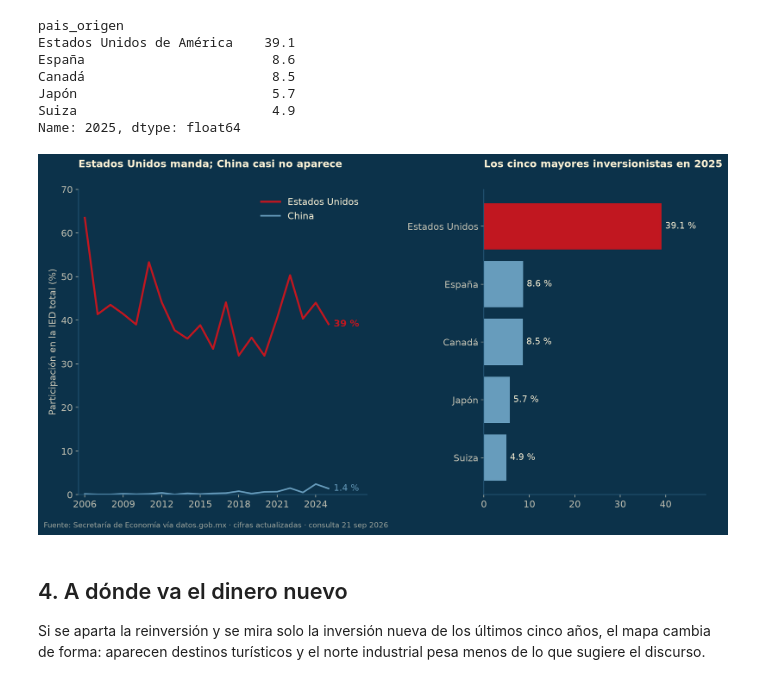
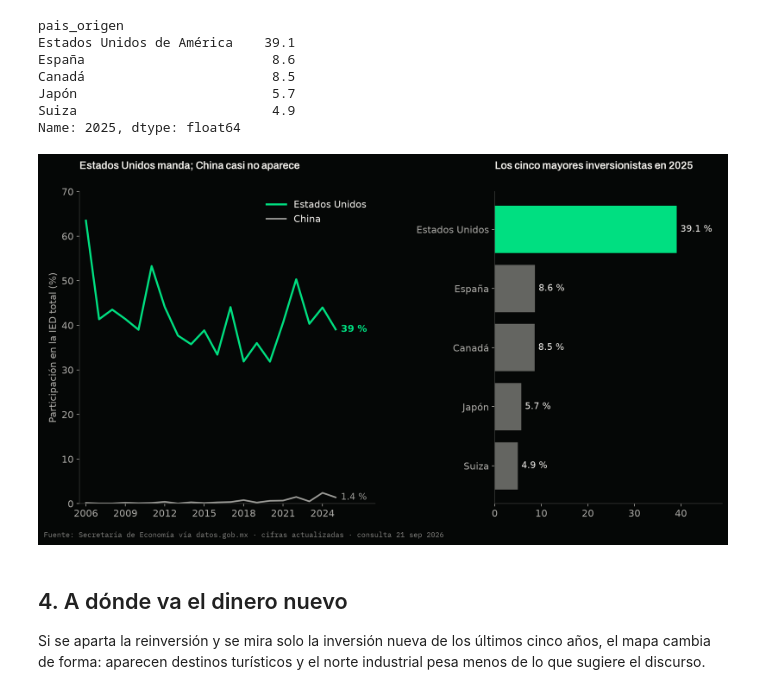
Before and after one commit to mauvilar/Proyectos-data-science, a Jupyter notebook: ied-nearshoring-mx/02_nearshoring_en_cifras.ipynb, the cells around one changed output. Cells and saved outputs as stored; diff of their text form; code cells hidden in the pictures.

```diff
--- a/ied-nearshoring-mx/02_nearshoring_en_cifras.ipynb
+++ b/ied-nearshoring-mx/02_nearshoring_en_cifras.ipynb
@@ -9,14 +9,17 @@ México encadena récords de inversión extranjera directa y el nearshoring se d
 
 Una llamada a la API trae la IED por estado. El acumulado del cuarto trimestre es el flujo anual, así que no hace falta desacumular para comparar años.
 # %%
+import logging
 from pathlib import Path
 
 import matplotlib.pyplot as plt
 import matplotlib_inline
 import pandas as pd
 import requests
+from matplotlib import font_manager as fm
 
 matplotlib_inline.backend_inline.set_matplotlib_formats("retina")
+logging.getLogger("matplotlib.font_manager").setLevel(logging.ERROR)
 
 RAIZ = Path.cwd() if (Path.cwd() / "data").exists() else Path.cwd().parent
 DATA = RAIZ / "data"
@@ -25,15 +28,24 @@ SESION = requests.Session()
 SESION.headers["User-Agent"] = "Mozilla/5.0 (Macintosh; Intel Mac OS X 10_15_7) AppleWebKit/537.36 (KHTML, like Gecko) Chrome/128.0 Safari/537.36"
 
 PALETA = {
-    "papel": "#0C324A", "hondo": "#07253A", "tinta": "#FEF1D5", "tenue": "#BFBFB1", "leve": "#9DA59D",
-    "filete": "#2C6183", "filete_fuerte": "#4E85A6", "rojo": "#C11720", "marino": "#679CBC",
+    "papel": "#050706", "panel": "#0B0F0D", "tinta": "#F3F1EC", "tenue": "#ACABA7", "leve": "#81817E",
+    "filete": "#222321", "filete_fuerte": "#393A38", "acento": "#00DF81", "acento_hondo": "#00C271",
+    "neutro": "#646561", "neutro_claro": "#9A9A96",
 }
+# Archivo (póster) para los títulos y IBM Plex Mono para el pie, si están instaladas; el cuerpo va en DejaVu Sans.
+for archivo in ["NyxArchivo-VF.ttf", "NyxIBMPlexMono-Regular.ttf"]:
+    ruta = Path.home() / "Library" / "Fonts" / archivo
+    if ruta.exists():
+        fm.fontManager.addfont(str(ruta))
+INSTALADAS = {f.name for f in fm.fontManager.ttflist}
+ARCHIVO = "Archivo" if "Archivo" in INSTALADAS else "DejaVu Sans"
+MONO = "IBM Plex Mono" if "IBM Plex Mono" in INSTALADAS else "DejaVu Sans Mono"
 plt.rcParams.update({
     "figure.facecolor": PALETA["papel"], "axes.facecolor": PALETA["papel"], "savefig.facecolor": PALETA["papel"],
     "text.color": PALETA["tinta"], "axes.labelcolor": PALETA["tenue"],
     "xtick.color": PALETA["tenue"], "ytick.color": PALETA["tenue"],
-    "axes.edgecolor": PALETA["filete"], "axes.spines.top": False, "axes.spines.right": False,
-    "axes.grid": False, "font.size": 12, "axes.titlesize": 16, "axes.titleweight": "bold",
+    "axes.edgecolor": PALETA["filete_fuerte"], "axes.spines.top": False, "axes.spines.right": False,
+    "axes.grid": False, "font.family": "DejaVu Sans", "font.size": 12, "axes.titlesize": 16, "axes.titleweight": "bold",
     "axes.titlelocation": "left", "axes.titlepad": 28,
     "figure.figsize": (12, 6.75), "figure.dpi": 100, "savefig.dpi": 150, "legend.frameon": False,
 })
@@ -44,8 +56,12 @@ def leer(tabla: str) -> pd.DataFrame:
     return pd.read_csv(DATA / f"{tabla}.csv")
 
 
+def titulo(ax, texto, size=16):
+    ax.set_title(texto, fontsize=size, fontfamily=ARCHIVO, fontweight="bold")
+
+
 def pie(fig, texto="Fuente: Secretaría de Economía vía datos.gob.mx · cifras actualizadas · consulta 21 sep 2026"):
-    fig.text(0.01, 0.005, texto, ha="left", va="bottom", fontsize=9.5, color=PALETA["leve"])
+    fig.text(0.01, 0.005, texto, ha="left", va="bottom", fontsize=9, color=PALETA["leve"], fontfamily=MONO)
 # %%
 def ied_por_estado() -> pd.DataFrame:
     """IED anual por estado, en vivo desde la API; si falla, desde el snapshot."""
@@ -246,28 +262,28 @@ Suiza                         4.9
 Name: 2025, dtype: float64
 # %%
 fig, (a1, a2) = plt.subplots(1, 2, figsize=(12, 6.75), gridspec_kw={"width_ratios": [1.3, 1]})
-a1.plot(eeuu.index, eeuu.values, color=PALETA["rojo"], linewidth=2.5, label="Estados Unidos")
-a1.plot(china.index, china.values, color=PALETA["marino"], linewidth=2, label="China")
-a1.text(ULTIMO + 0.4, eeuu[ULTIMO], f"{eeuu[ULTIMO]:.0f} %", va="center", fontsize=12, color=PALETA["rojo"], fontweight="bold")
-a1.text(ULTIMO + 0.4, china[ULTIMO], f"{china[ULTIMO]:.1f} %", va="center", fontsize=11, color=PALETA["marino"])
+a1.plot(eeuu.index, eeuu.values, color=PALETA["acento"], linewidth=2.5, label="Estados Unidos")
+a1.plot(china.index, china.values, color=PALETA["neutro_claro"], linewidth=2, label="China")
+a1.text(ULTIMO + 0.4, eeuu[ULTIMO], f"{eeuu[ULTIMO]:.0f} %", va="center", fontsize=12, color=PALETA["acento"], fontweight="bold")
+a1.text(ULTIMO + 0.4, china[ULTIMO], f"{china[ULTIMO]:.1f} %", va="center", fontsize=11, color=PALETA["neutro_claro"])
 a1.set_ylim(0, 70)
 a1.set_xlim(2005.5, ULTIMO + 3)
 a1.set_xticks(list(range(2006, ULTIMO + 1, 3)))
 a1.set_ylabel("Participación en la IED total (%)")
-a1.set_title("Estados Unidos manda; China casi no aparece", fontsize=13)
+titulo(a1, "Estados Unidos manda; China casi no aparece", 13)
 a1.legend(loc="upper right")
 t5 = top5.iloc[::-1]
 a2.barh(t5.index.str.replace("Estados Unidos de América", "Estados Unidos"), t5.values,
-        color=[PALETA["rojo"] if "Estados Unidos" in p else PALETA["marino"] for p in t5.index])
+        color=[PALETA["acento"] if "Estados Unidos" in p else PALETA["neutro"] for p in t5.index])
 for i, v in enumerate(t5.values):
     a2.text(v + 0.8, i, f"{v:.1f} %", va="center", fontsize=11)
 a2.set_xlim(0, t5.max() * 1.25)
-a2.set_title(f"Los cinco mayores inversionistas en {ULTIMO}", fontsize=13)
+titulo(a2, f"Los cinco mayores inversionistas en {ULTIMO}", 13)
 pie(fig)
 plt.tight_layout(rect=(0, 0.03, 1, 1), w_pad=4)
 plt.show()
 # %% [output]
-[figure, old version]
+[figure, new version]
 # %% [markdown]
 ## 4. A dónde va el dinero nuevo
 
```
Also changed, not shown: parts of 4 cells of this notebook.
